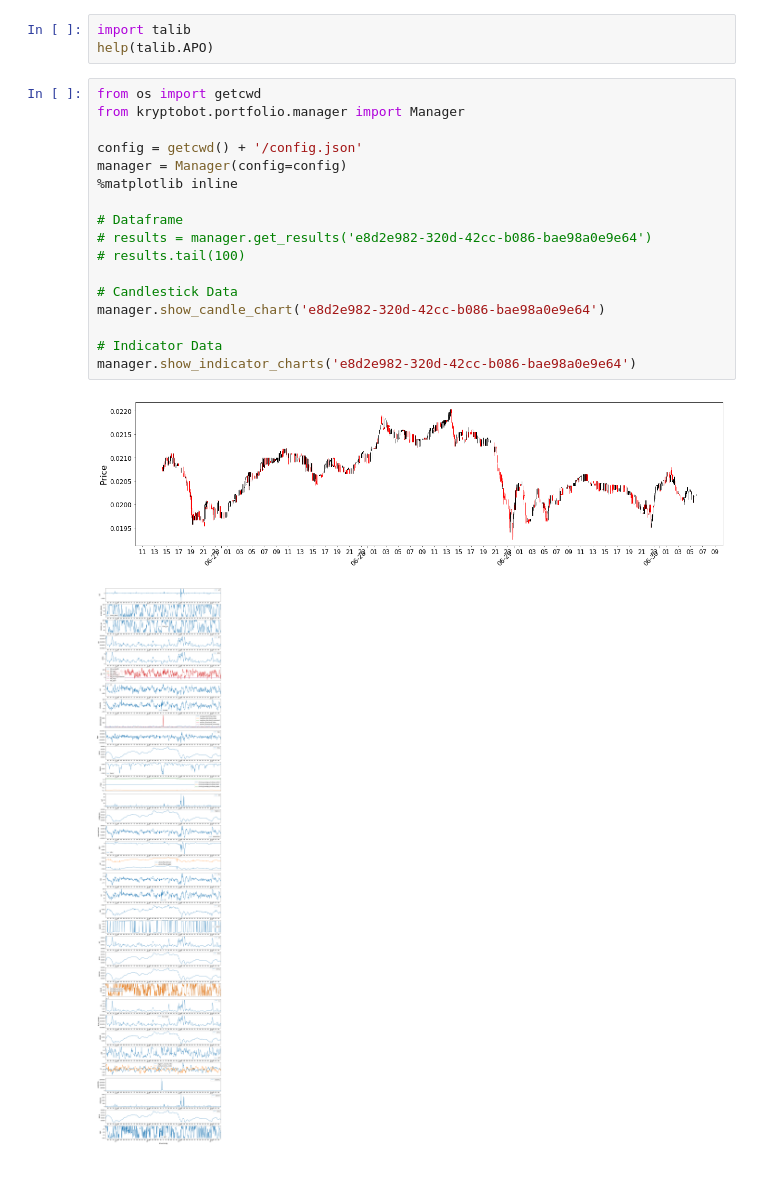
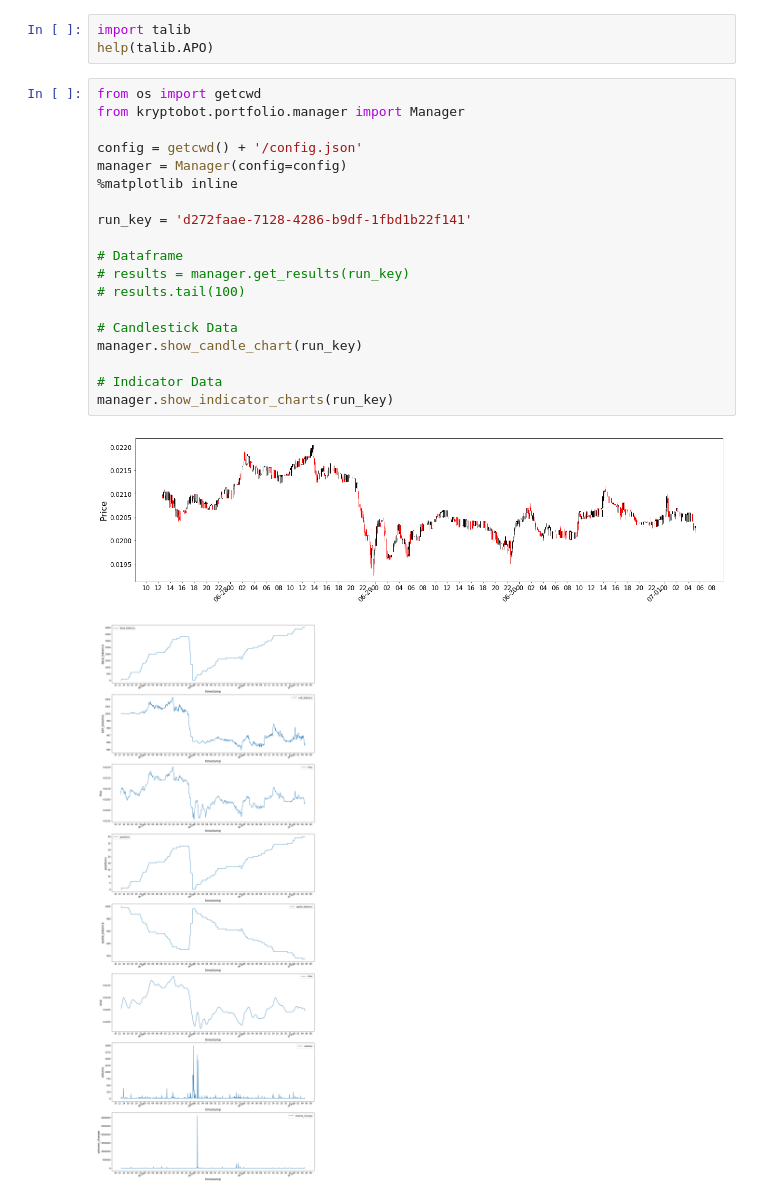
Before and after one commit to eristoddle/KryptoBot, a Jupyter notebook: notebooks/t2_strategies.ipynb, the cells around one changed output. Drawn from its saved outputs; the diff is of its cells as text; blank space fills up the shorter version.

Commit message:
charts

```diff
--- a/notebooks/t2_strategies.ipynb
+++ b/notebooks/t2_strategies.ipynb
@@ -117,20 +113,22 @@ help(talib.APO)
 # %%
 from os import getcwd
 from kryptobot.portfolio.manager import Manager
 
 config = getcwd() + '/config.json'
 manager = Manager(config=config)
 %matplotlib inline
 
+run_key = 'd272faae-7128-4286-b9df-1fbd1b22f141'
+
 # Dataframe
-# results = manager.get_results('e8d2e982-320d-42cc-b086-bae98a0e9e64')
+# results = manager.get_results(run_key)
 # results.tail(100)
 
 # Candlestick Data
-manager.show_candle_chart('e8d2e982-320d-42cc-b086-bae98a0e9e64')
+manager.show_candle_chart(run_key)
 
 # Indicator Data
-manager.show_indicator_charts('e8d2e982-320d-42cc-b086-bae98a0e9e64')
+manager.show_indicator_charts(run_key)
 # %% [output]
-[figure, old version]
+[figure, new version]
-[figure, old version]
+[figure, new version]
```
Also changed, not shown: parts of 1 cell of this notebook, 1 other file.
